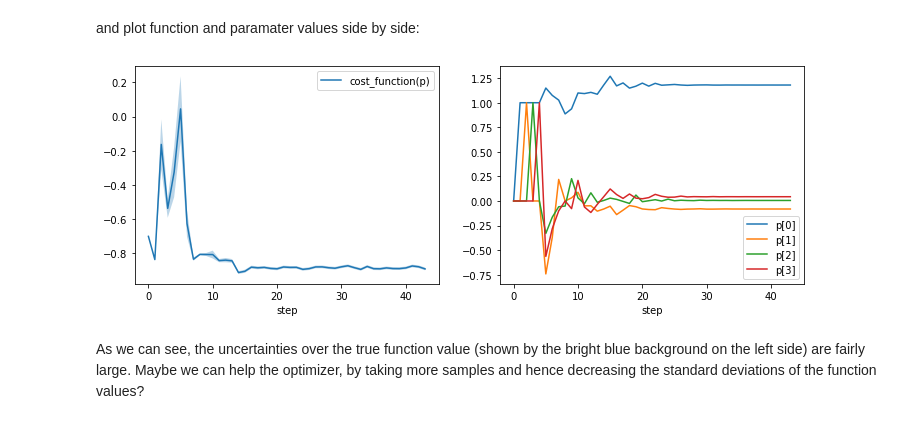
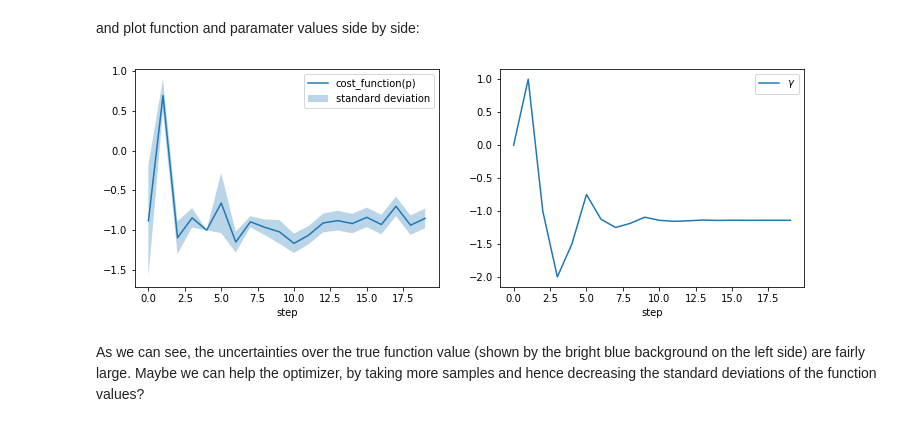
Before and after one commit to entropicalabs/entropica_qaoa, a Jupyter notebook: examples/VQEDemo.ipynb, the cells around one changed output. Cells and saved outputs as stored; diff of their text form; code cells hidden in the pictures.

```diff
--- a/examples/VQEDemo.ipynb
+++ b/examples/VQEDemo.ipynb
@@ -31,17 +33,14 @@ from qaoa.parameters import ClassicalFarhiQAOAParameters
 We start by creating a cost hamiltonian `hamiltonian` and state preparation program `prepare_ansatz`:
 # %%
 # create the cost hamiltonian
-hamiltonian = PauliSum.from_compact_str("(-1.0)*Z0*Z1 + 0.8*Z0 + (-0.5)*Z1")
+hamiltonian = PauliSum.from_compact_str("1.0*X0")
 
 # and the parametric state preparation program:
 prepare_ansatz = Program() # built an empty program
 params = prepare_ansatz.declare("params", # add a classical register to store the values in
-                                memory_type="REAL", memory_size=4)
-prepare_ansatz.inst(RX(params[0], 0)) # and add a couple of parametric gates
-prepare_ansatz.inst(RX(params[1], 1))
-prepare_ansatz.inst(CNOT(0,1))
-prepare_ansatz.inst(RX(params[2], 0))
-prepare_ansatz.inst(RX(params[3], 1))
+                                memory_type="REAL", memory_size=1)
+#prepare_ansatz.inst(H(0))
+prepare_ansatz.inst(RY(params[0], 0))
 # %% [output]
 <pyquil.quil.Program at 0x...>
 # %% [markdown]
@@ -71,7 +97,7 @@ cost_fun = PrepareAndMeasureOnWFSim(prepare_ansatz=prepare_ansatz,
                                     hamiltonian=hamiltonian,
                                     sim=sim,
                                     scalar_cost_function=True,
-                                    nshots=100,
+                                    nshots=3,
                                     enable_logging=True,
                                     noisy=True)
 # %% [markdown]
@@ -79,7 +105,7 @@ Now let us give this cost function to `scipy.optimize.minimize` together with so
 # %%
 # and finally minimize it:
-p0 = [0, 0, 0, 0]
-out = minimize(cost_fun, p0, method="Cobyla")
+gamma0 = [0]
+out = minimize(cost_fun, gamma0, method="Cobyla")
 # %% [markdown]
 `out` should now contain the minimal eigenvalue of `hamiltonian` as the minimal function value and the correct parameters for `prepare_ansatz` to prepare the corresponding eigenstate. We can compare this with the real minimal eigenvalue, by printing `hamiltonian` as a matrix:
 # %%
@@ -115,16 +138,16 @@ and plot function and paramater values side by side:
 # %%
 fig, ax = plt.subplots(1,2, figsize=(12,4))
 ax[0].plot(x, fun_log[:,0], label="cost_function(p)")
-ax[0].fill_between(x, fun_log[:,0] - fun_log[:,1], fun_log[:,0] + fun_log[:,1], alpha=0.3)
+ax[0].fill_between(x, fun_log[:,0] - fun_log[:,1], fun_log[:,0] + fun_log[:,1],
+                   alpha=0.3, label="standard deviation")
 ax[0].legend()
 ax[0].set_xlabel("step")
 
-for i in range(4):
-    ax[1].plot(x, param_log[:,i], label=f"p[{i}]")
+ax[1].plot(x, param_log, label=r"$\gamma$")
 ax[1].legend()
 ax[1].set_xlabel("step");
 # %% [output]
-[figure, old version]
+[figure, new version]
 # %% [markdown]
 As we can see, the uncertainties over the true function value (shown by the bright blue background on the left side) are fairly large. Maybe we can help the optimizer, by taking more samples and hence decreasing the standard deviations of the function values?
 # %%
```
Also changed, not shown: parts of 19 cells of this notebook, 10 other files.
